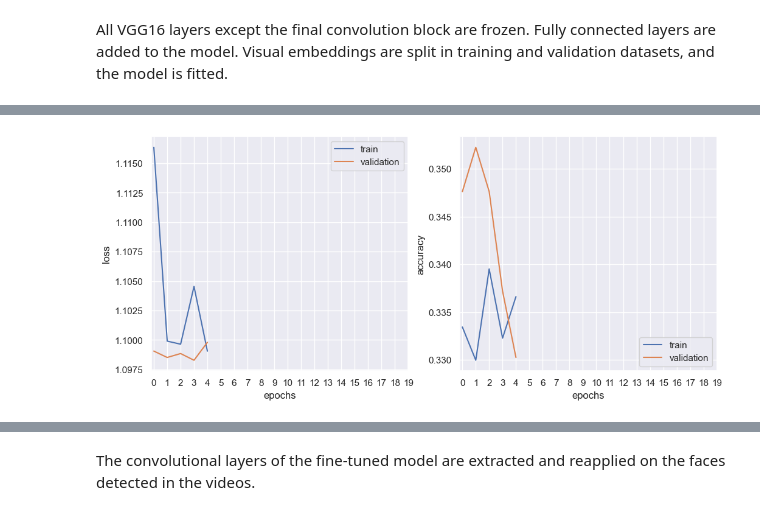
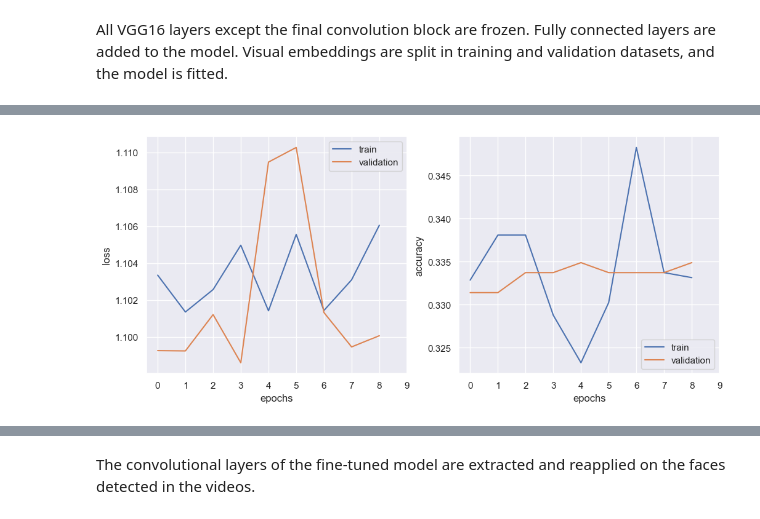
Before and after one commit to isevr/MSc_Thesis, a Jupyter notebook: Fusion Models.ipynb, the cells around one changed output, grey strips where cells are left out. Saved outputs shown, nothing was run; the diff lists cells and outputs as text; code cells hidden in the pictures.

```diff
--- a/Fusion Models.ipynb
+++ b/Fusion Models.ipynb
@@ -39,15 +39,12 @@ emotions = ['negative', 'neutral', 'positive']
 # %% [markdown]
 Setting up the variables that will be used for model compiling and training later.
 # %%
-optimizer = 'adam'
 loss = 'categorical_crossentropy'
 batch_size = 64
 metrics = ['accuracy',
-        #    keras.metrics.CategoricalAccuracy(name="categorical_accuracy", dtype=None),
-         #   keras.metrics.AUC(num_thresholds=200,curve="ROC",summation_method="interpolation",name='auc',dtype=None,thresholds=None, multi_label=True,num_labels=3,label_weights=None,from_logits=False),
-        #    keras.metrics.Precision(thresholds=None, top_k=None, class_id=None, name=None, dtype=None),
-        #    keras.metrics.Recall(thresholds=None, top_k=None, class_id=None, name=None, dtype=None)
-           ]
+            keras.metrics.Precision(thresholds=None, top_k=None, class_id=None, name=None, dtype=None),
+            keras.metrics.Recall(thresholds=None, top_k=None, class_id=None, name=None, dtype=None)
+            ]
 
 
 
@@ -57,6 +54,15 @@ early_stopping_callback = tf.keras.callbacks.EarlyStopping(
     patience=8,
     verbose=4,
     restore_best_weights=True)
+
+initial_learning_rate = 0.1
+lr_schedule = tf.keras.optimizers.schedules.ExponentialDecay(
+    initial_learning_rate,
+    decay_steps=1000,
+    decay_rate=0.96,
+    staircase=True)
+
+optimizer = tf.keras.optimizers.Adam(learning_rate=lr_schedule)
 # %% [markdown]
 Making sure the class labels are balanced by finding the label with the least instances and undersampling the other two. Only 70% of the dataset will be used due to memory constraints.
 # %%
@@ -248,5 +256,5 @@ for video in [value for value in one_face_videos.values() if value != None and n
 vid_train = np.array(vid_train_data)[:split_size]
 vid_val = np.array(vid_train_data)[split_size:]
 # %%
-history_vid_pred = vid_pred_model.fit(vid_train,labels_train,epochs=5, validation_data=(vid_val,labels_val), batch_size=32)
+history_vid_pred = vid_pred_model.fit(vid_train,labels_train,epochs=10, validation_data=(vid_val,labels_val), batch_size=32, callbacks=[early_stopping_callback])
 # %% [output]
@@ -263,24 +281,24 @@ Epoch 5/5
 # %%
 plt.figure(figsize=(12,5))
 plt.subplot(1,2,1)
-plt.plot(history_vid_pred.history['loss'])
-plt.plot(history_vid_pred.history['val_loss'])
-plt.xticks([i for i in range(0,20)])
+plt.plot(history_vid_pred.history['loss'][1:])
+plt.plot(history_vid_pred.history['val_loss'][1:])
+plt.xticks([i for i in range(0,10)])
 plt.xlabel('epochs')
 plt.ylabel('loss')
 plt.legend(['train','validation'],loc='upper right')
 
 plt.subplot(1,2,2)
-plt.plot(history_vid_pred.history['accuracy'])
-plt.plot(history_vid_pred.history['val_accuracy'])
+plt.plot(history_vid_pred.history['accuracy'][1:])
+plt.plot(history_vid_pred.history['val_accuracy'][1:])
 plt.xlabel('epochs')
 plt.ylabel('accuracy')
 plt.legend(['train','validation'],loc='lower right')
-plt.xticks([i for i in range(0,20)])
+plt.xticks([i for i in range(0,10)])
 
 plt.show()
 # %% [output]
-[figure, old version]
+[figure, new version]
 # %%
 # video predictions
 
```
Also changed, not shown: parts of 31 cells of this notebook.
